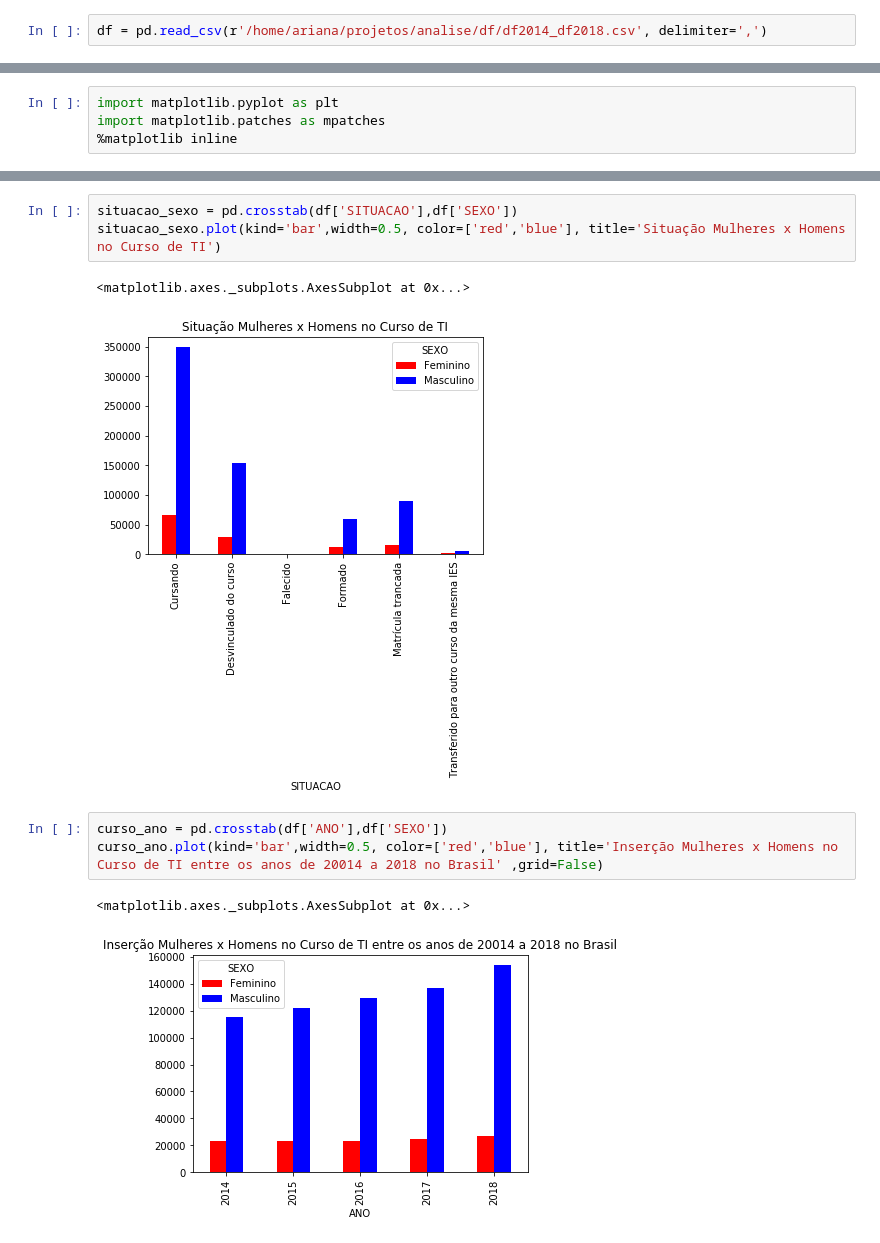
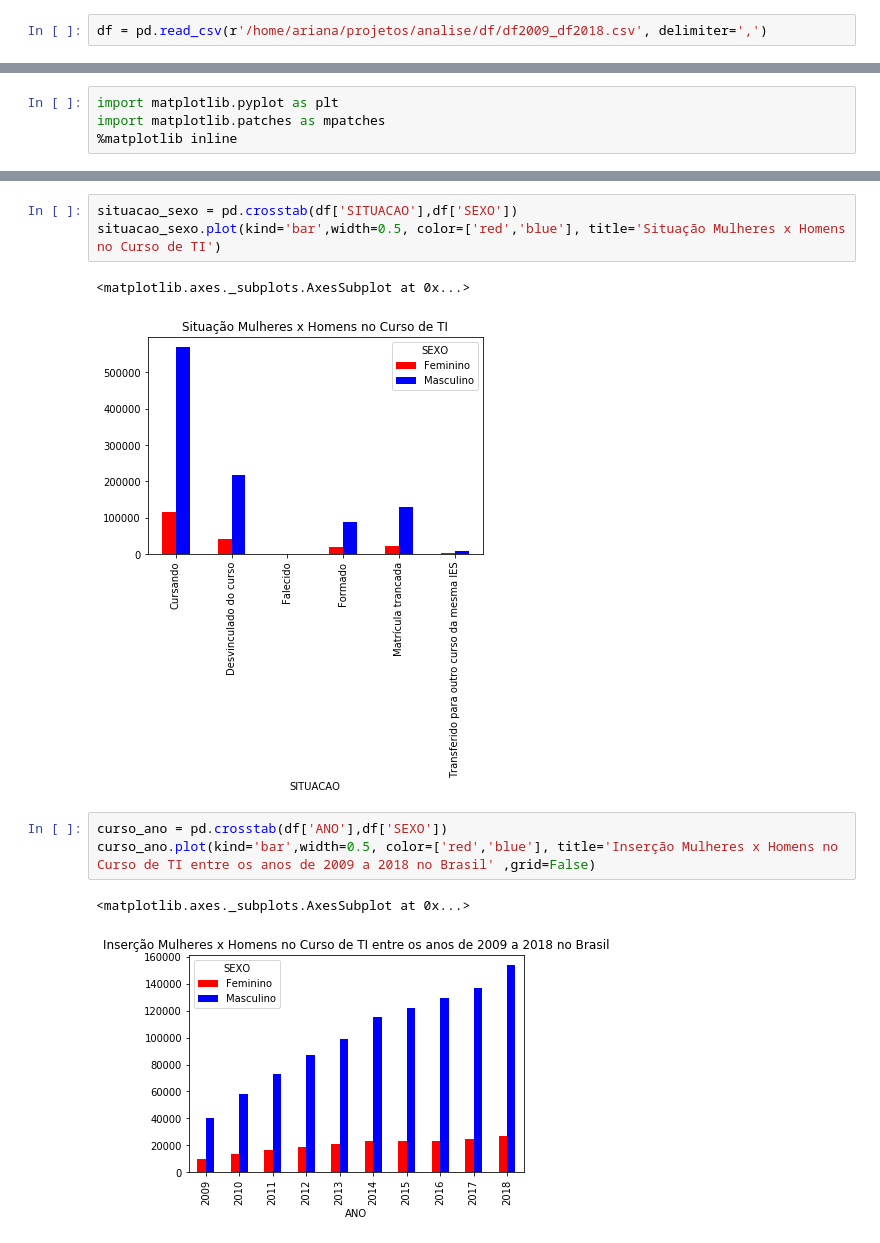
Before and after one commit to arcursino/analise_dados, a Jupyter notebook: df_final.ipynb, the cells around one changed output, grey strips where cells are left out. Saved outputs shown, nothing was run; the diff lists cells and outputs as text.

```diff
--- a/df_final.ipynb
+++ b/df_final.ipynb
@@ -3,7 +3,7 @@ import pandas as pd
 import numpy as np
 low_memory=False
 # %%
-df = pd.read_csv(r'/home/ariana/projetos/analise/df/df2014_df2018.csv', delimiter=',')
+df = pd.read_csv(r'/home/ariana/projetos/analise/df/df2009_df2018.csv', delimiter=',')
 # %%
 df.head()
 # %% [output]
@@ -79,10 +70,10 @@ situacao_sexo = pd.crosstab(df['SITUACAO'],df['SEXO'])
 situacao_sexo.plot(kind='bar',width=0.5, color=['red','blue'], title='Situação Mulheres x Homens no Curso de TI')
 # %% [output]
 <matplotlib.axes._subplots.AxesSubplot at 0x...>
-[figure, old version]
+[figure, new version]
 # %%
 curso_ano = pd.crosstab(df['ANO'],df['SEXO'])
-curso_ano.plot(kind='bar',width=0.5, color=['red','blue'], title='Inserção Mulheres x Homens no Curso de TI entre os anos de 20014 a 2018 no Brasil' ,grid=False)
+curso_ano.plot(kind='bar',width=0.5, color=['red','blue'], title='Inserção Mulheres x Homens no Curso de TI entre os anos de 2009 a 2018 no Brasil' ,grid=False)
 # %% [output]
 <matplotlib.axes._subplots.AxesSubplot at 0x...>
-[figure, old version]
+[figure, new version]
```
Also changed, not shown: parts of 7 cells of this notebook, 2 other files.
